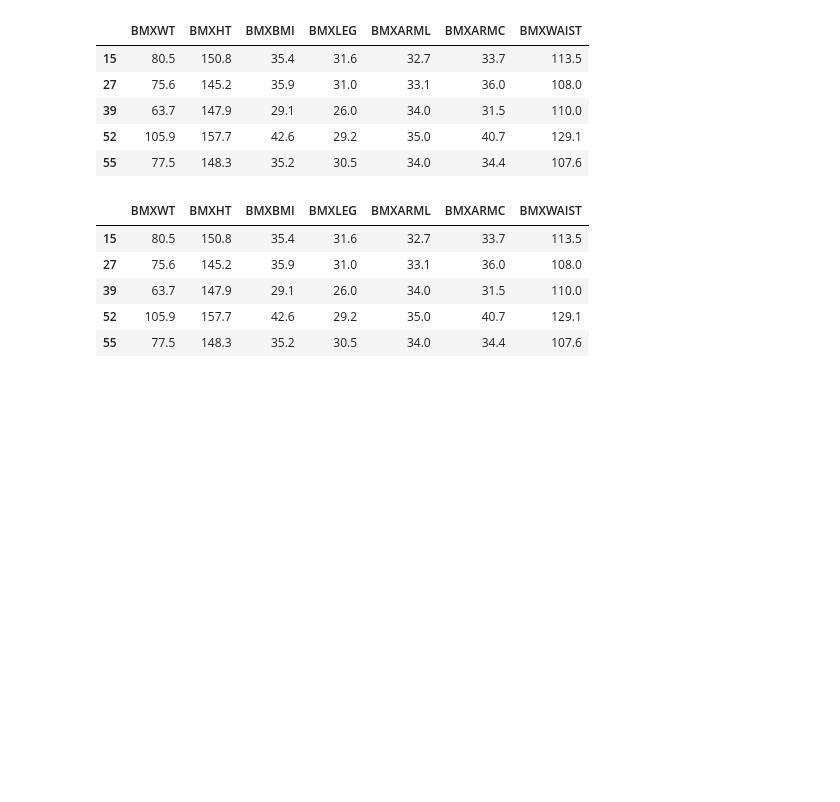
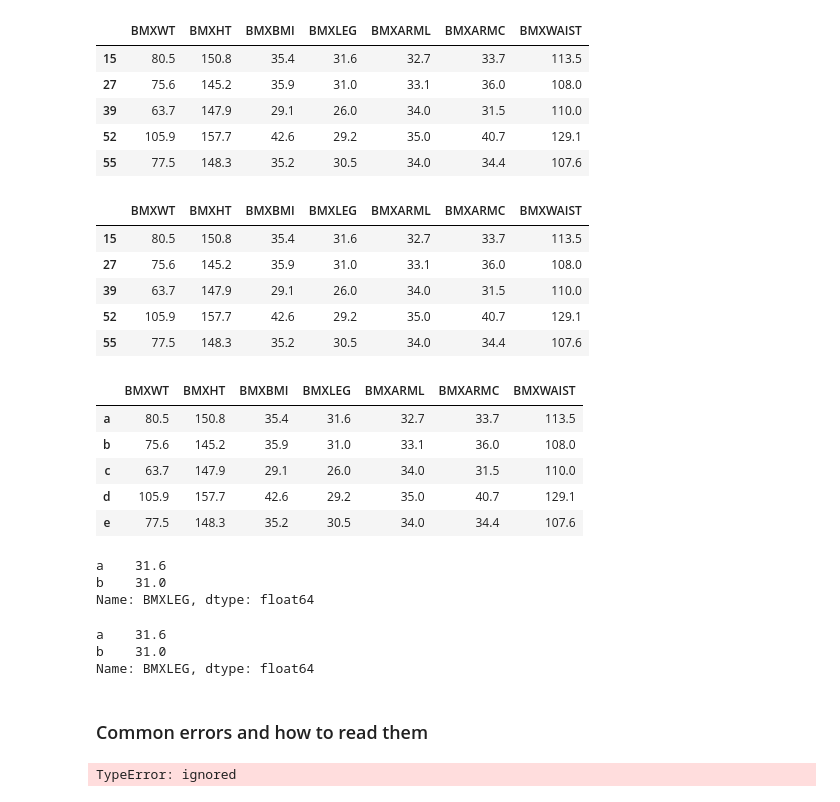
Before and after one commit to rjrahul24/statistics_with_python, a Jupyter notebook: Multivariate Data Analysis/Multivariate_Data_Selection.ipynb, the cells around one changed output. Drawn from its saved outputs; the diff is of its cells as text; code cells hidden in the pictures; blank space fills up the shorter version.

```diff
--- a/Multivariate Data Analysis/Multivariate_Data_Selection.ipynb
+++ b/Multivariate Data Analysis/Multivariate_Data_Selection.ipynb
@@ -155,3 +155,35 @@ df_BMX.loc[condition_1 & condition_2, :].head()
 | 39 | 63.7 | 147.9 | 29.1 | 26.0 | 34.0 | 31.5 | 110.0 |
 | 52 | 105.9 | 157.7 | 42.6 | 29.2 | 35.0 | 40.7 | 129.1 |
 | 55 | 77.5 | 148.3 | 35.2 | 30.5 | 34.0 | 34.4 | 107.6 |
+# %%
+# Lets make a small dataframe and give it a new index so can more clearly see the differences between .loc and .iloc
+tmp = df_BMX.loc[condition_1 & condition_2, :].head()
+
+# If you use different years than 2015-2016, this my give an error. Why?
+tmp.index = ['a', 'b', 'c', 'd', 'e']
+tmp
+# %% [output]
+|  | BMXWT | BMXHT | BMXBMI | BMXLEG | BMXARML | BMXARMC | BMXWAIST |
+| a | 80.5 | 150.8 | 35.4 | 31.6 | 32.7 | 33.7 | 113.5 |
+| b | 75.6 | 145.2 | 35.9 | 31.0 | 33.1 | 36.0 | 108.0 |
+| c | 63.7 | 147.9 | 29.1 | 26.0 | 34.0 | 31.5 | 110.0 |
+| d | 105.9 | 157.7 | 42.6 | 29.2 | 35.0 | 40.7 | 129.1 |
+| e | 77.5 | 148.3 | 35.2 | 30.5 | 34.0 | 34.4 | 107.6 |
+# %%
+tmp.loc[['a','b'], 'BMXLEG']
+# %% [output]
+a    31.6
+b    31.0
+Name: BMXLEG, dtype: float64
+# %%
+tmp.iloc[[0, 1],3]
+# %% [output]
+a    31.6
+b    31.0
+Name: BMXLEG, dtype: float64
+# %% [markdown]
+### Common errors and how to read them
+# %%
+tmp[:, 'BMXBMI']
+# %% [output]
+TypeError: ignored
```
Also changed, not shown: parts of 15 cells of this notebook.
